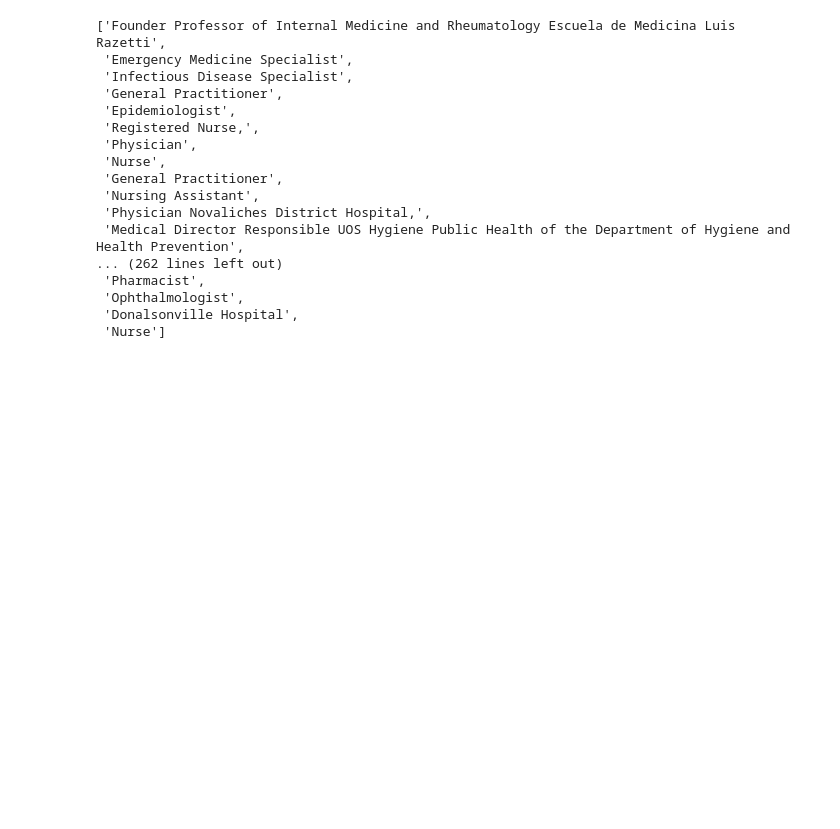
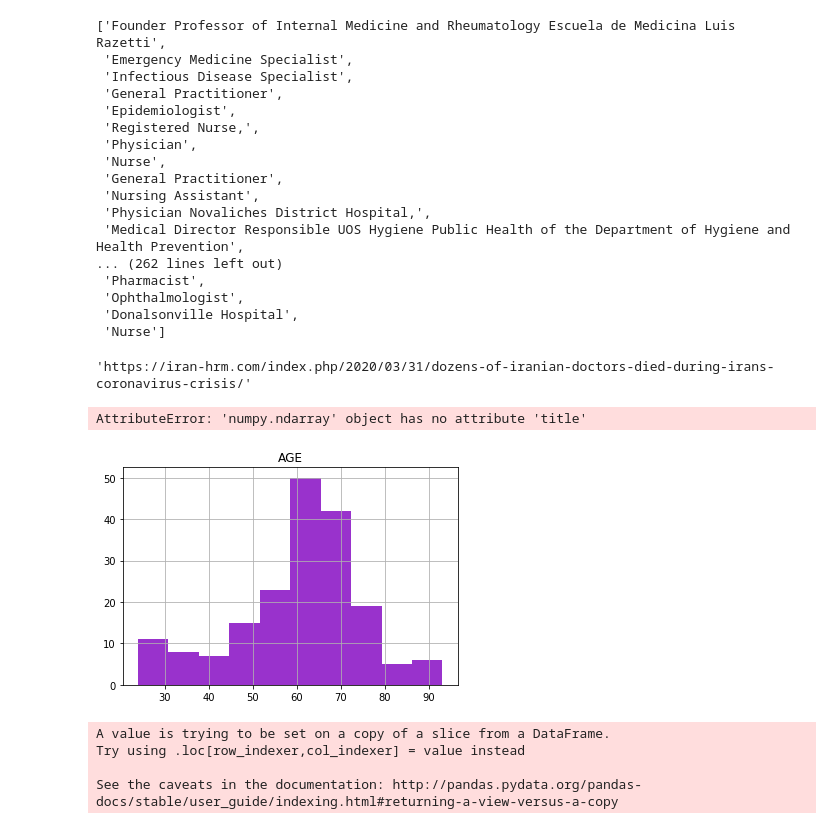
Before and after one commit to AMADataLabs/Core, a Jupyter notebook: Sandbox/Medscape/medscape.ipynb, the cells around one changed output. Saved outputs shown, nothing was run; the diff lists cells and outputs as text; code cells hidden in the pictures; blank space fills up the shorter version.

```diff
--- a/Sandbox/Medscape/medscape.ipynb
+++ b/Sandbox/Medscape/medscape.ipynb
@@ -262,3 +261,21 @@ list(all_df['SPECIALTY'])
  'Ophthalmologist',
  'Donalsonville Hospital',
  'Nurse']
+# %%
+ps[7].find('a')['href']
+# %% [output]
+'https://iran-hrm.com/index.php/2020/03/31/dozens-of-iranian-doctors-died-during-irans-coronavirus-crisis/'
+# %%
+bb = age_df.hist(color='darkorchid')
+bb.title('foop')
+# %% [output]
+AttributeError: 'numpy.ndarray' object has no attribute 'title'
+[figure, added]
+# %%
+age_df = all_df[(all_df.AGE!='age unknown')&(all_df.AGE!='None')]
+age_df['AGE'] = age_df.AGE.astype(int)
+# %% [output]
+A value is trying to be set on a copy of a slice from a DataFrame.
+Try using .loc[row_indexer,col_indexer] = value instead
+
+See the caveats in the documentation: http://pandas.pydata.org/pandas-docs/stable/user_guide/indexing.html#returning-a-view-versus-a-copy
```
Also changed, not shown: parts of 2 cells of this notebook, 3 other files.
